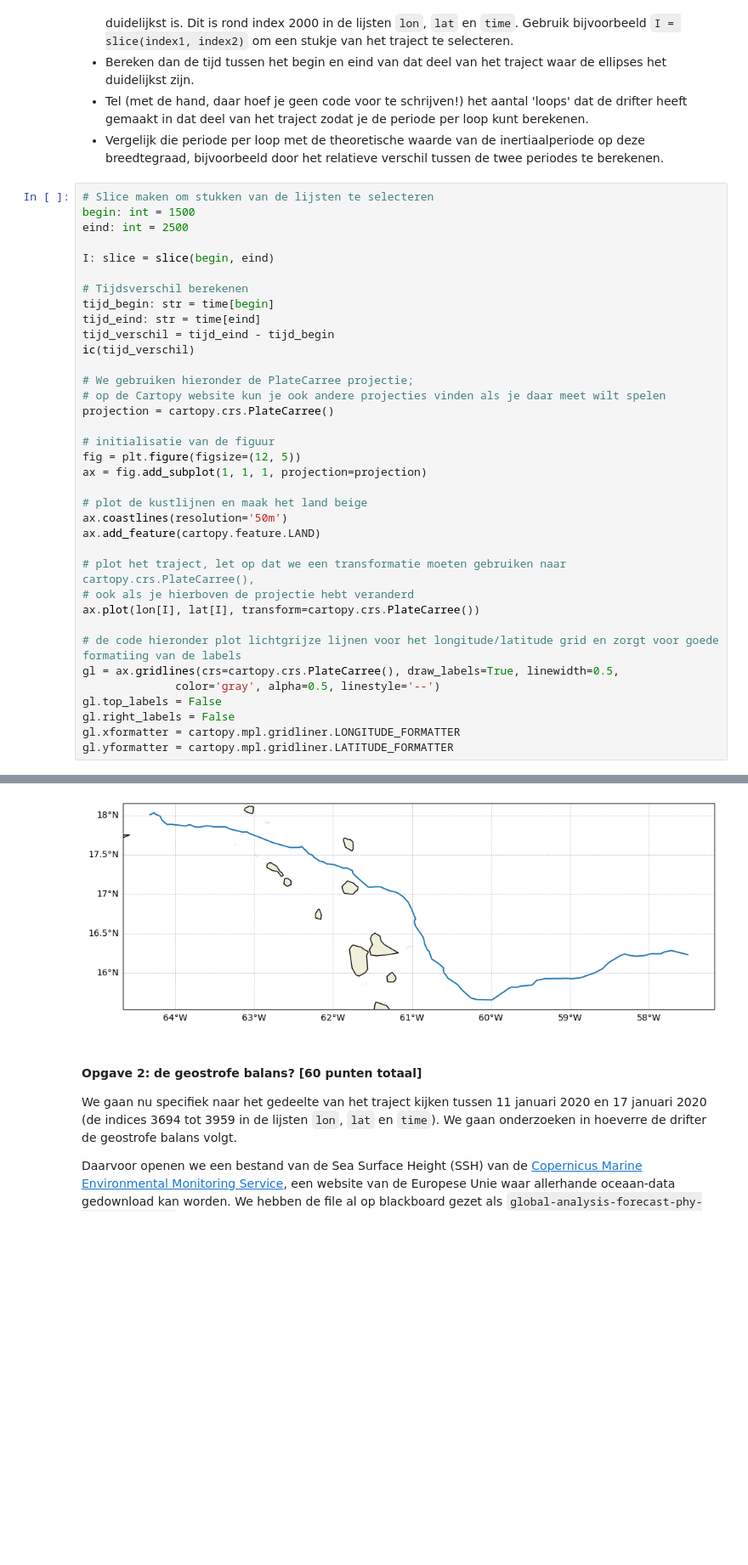
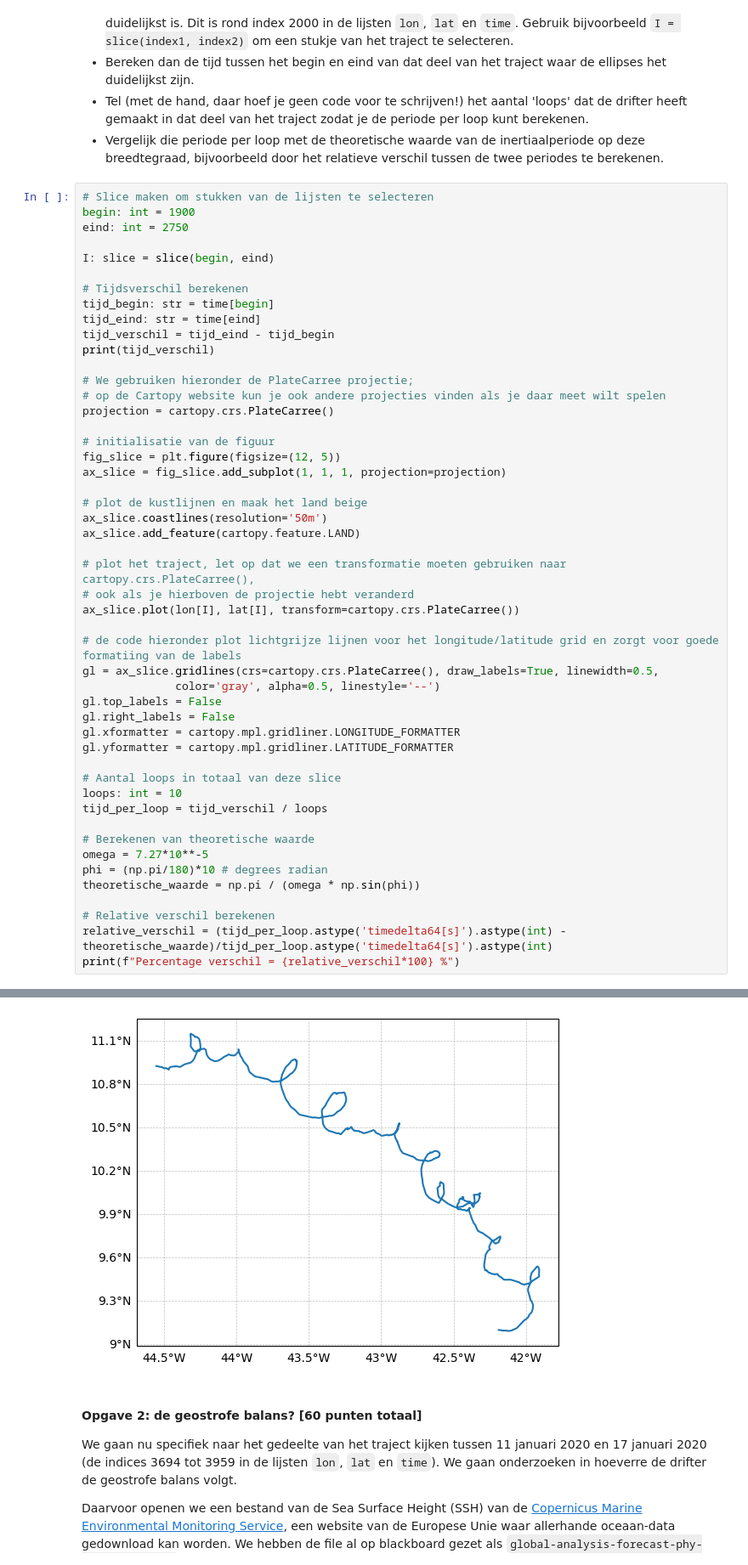
Before and after one commit to ElgMoes/AOD, a Jupyter notebook: Assignment_OceanData.ipynb, the cells around one changed output, grey strips where cells are left out. Shown at 85% size. Drawn from its saved outputs; the diff is of its cells as text; blank space fills up the shorter version.

```diff
--- a/Assignment_OceanData.ipynb
+++ b/Assignment_OceanData.ipynb
@@ -106,8 +106,8 @@ Hints:
 - Vergelijk die periode per loop met de theoretische waarde van de inertiaalperiode op deze breedtegraad, bijvoorbeeld door het relatieve verschil tussen de twee periodes te berekenen.
 # %%
 # Slice maken om stukken van de lijsten te selecteren
-begin: int = 1500
-eind: int = 2500
+begin: int = 1900
+eind: int = 2750
 
 I: slice = slice(begin, eind)
 
@@ -115,29 +115,42 @@ I: slice = slice(begin, eind)
 tijd_begin: str = time[begin]
 tijd_eind: str = time[eind]
 tijd_verschil = tijd_eind - tijd_begin
-ic(tijd_verschil)
+print(tijd_verschil)
 
 # We gebruiken hieronder de PlateCarree projectie;
 # op de Cartopy website kun je ook andere projecties vinden als je daar meet wilt spelen
 projection = cartopy.crs.PlateCarree()
 
 # initialisatie van de figuur
-fig = plt.figure(figsize=(12, 5))
-ax = fig.add_subplot(1, 1, 1, projection=projection)
+fig_slice = plt.figure(figsize=(12, 5))
+ax_slice = fig_slice.add_subplot(1, 1, 1, projection=projection)
 
 # plot de kustlijnen en maak het land beige
-ax.coastlines(resolution='50m')
-ax.add_feature(cartopy.feature.LAND)
+ax_slice.coastlines(resolution='50m')
+ax_slice.add_feature(cartopy.feature.LAND)
 
 # plot het traject, let op dat we een transformatie moeten gebruiken naar cartopy.crs.PlateCarree(),
 # ook als je hierboven de projectie hebt veranderd
-ax.plot(lon[I], lat[I], transform=cartopy.crs.PlateCarree())
+ax_slice.plot(lon[I], lat[I], transform=cartopy.crs.PlateCarree())
 
 # de code hieronder plot lichtgrijze lijnen voor het longitude/latitude grid en zorgt voor goede formatiing van de labels
-gl = ax.gridlines(crs=cartopy.crs.PlateCarree(), draw_labels=True, linewidth=0.5,
+gl = ax_slice.gridlines(crs=cartopy.crs.PlateCarree(), draw_labels=True, linewidth=0.5,
               color='gray', alpha=0.5, linestyle='--')
 gl.top_labels = False
 gl.right_labels = False
 gl.xformatter = cartopy.mpl.gridliner.LONGITUDE_FORMATTER
 gl.yformatter = cartopy.mpl.gridliner.LATITUDE_FORMATTER
+
+# Aantal loops in totaal van deze slice
+loops: int = 10
+tijd_per_loop = tijd_verschil / loops
+
+# Berekenen van theoretische waarde
+omega = 7.27*10**-5
+phi = (np.pi/180)*10 # degrees radian
+theoretische_waarde = np.pi / (omega * np.sin(phi))
+
+# Relative verschil berekenen
+relative_verschil = (tijd_per_loop.astype('timedelta64[s]').astype(int) - theoretische_waarde)/tijd_per_loop.astype('timedelta64[s]').astype(int)
+print(f"Percentage verschil = {relative_verschil*100} %")
 # %% [output]
@@ -145,4 +159,4 @@ ic| tijd_verschil: numpy.timedelta64(3203179,'s')
-[figure, old version]
+[figure, new version]
 # %% [markdown]
 #### Opgave 2: de geostrofe balans? [60 punten totaal]
 
```
Also changed, not shown: parts of 1 cell of this notebook.
